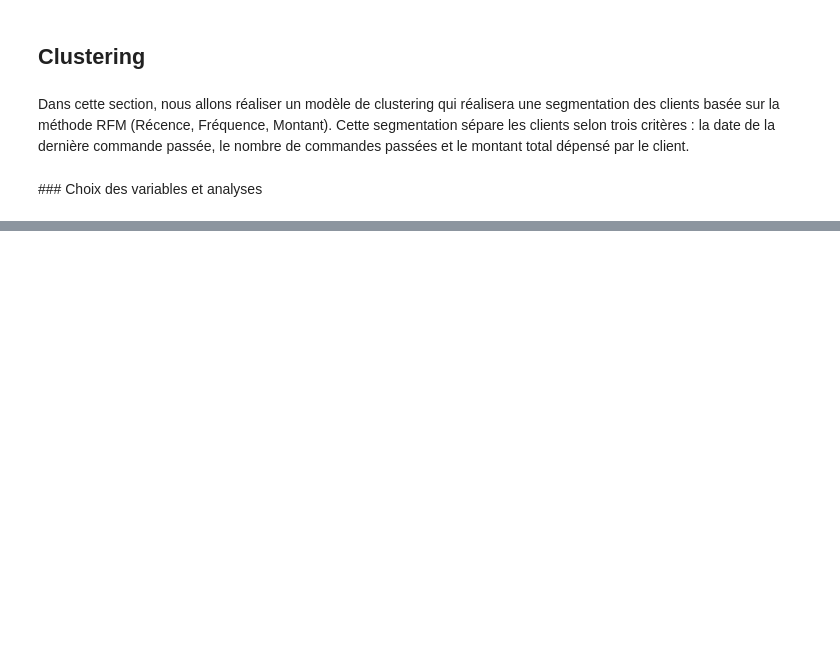
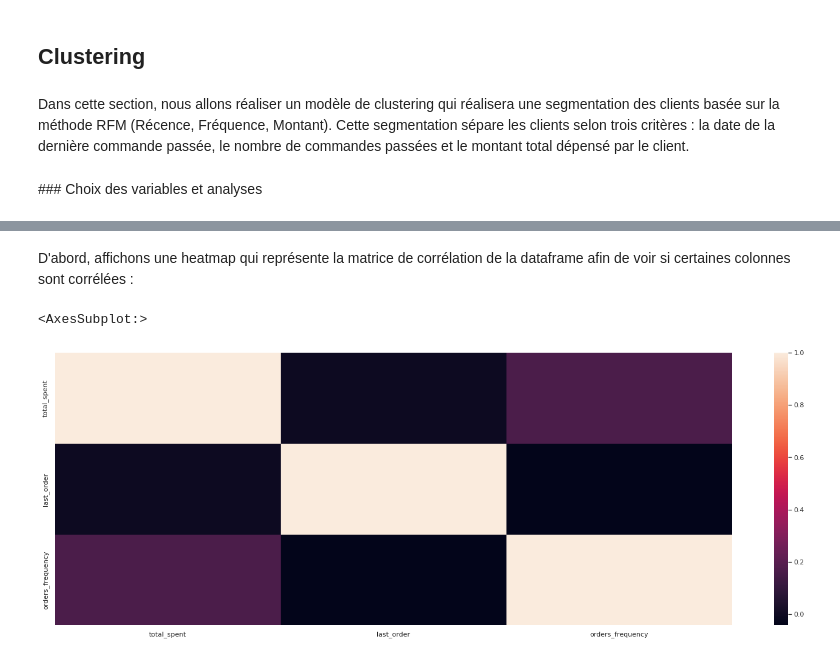
Before and after one commit to marlierecharlie/brief_13_la_data_dream_team, a Jupyter notebook: SEGMENTATION_CLIENTS/analyse_exploratoire.ipynb, the cells around one changed output, grey strips where cells are left out. Saved outputs shown, nothing was run; the diff lists cells and outputs as text; code cells hidden in the pictures; blank space fills up the shorter version.

Commit message:
Ajout des heatmaps et du PCA

```diff
--- a/SEGMENTATION_CLIENTS/analyse_exploratoire.ipynb
+++ b/SEGMENTATION_CLIENTS/analyse_exploratoire.ipynb
@@ -649,7 +654,7 @@ import pandas as pd
 import seaborn as sns
 import matplotlib as plt
 
-sns.set(rc={'figure.figsize':(25,8.27)})
+sns.set(rc={'figure.figsize':(25, 8.27)}, style = "darkgrid")
 s1 = sns.countplot(y='state', data = unique_df)
 s1.set(title="Répartition des clients par état", xlabel="nombre de clients", ylabel="état")
 # %% [output]
@@ -695,7 +700,6 @@ On remarque que la grande majorité des clients a dépensé entre 10 et 100 euro
 # %% [markdown]
 Nous pouvons aussi nous intéresser à la taille des paniers moyens de nos clients :
 # %%
-sns.set(rc={'figure.figsize':(25,8.27)})
 sns.boxplot(x=unique_df["avg_spent"]).set(title="Répartition des clients par dépenses moyennes par panier",
                                          xlabel="Panier moyen des clients")
 print("Informations statistiques pour les montants moyens des paniers :")
@@ -867,0 +874,4 @@ Dans cette section, nous allons réaliser un modèle de clustering qui réaliser
+# %%
+df = pickle.load(open("clean_data.pkl", "rb"))
+cluster_df = df[["total_spent", "last_order", "orders_frequency"]]
+print(cluster_df.info())
@@ -867,0 +890,7 @@ Dans cette section, nous allons réaliser un modèle de clustering qui réaliser
+# %% [markdown]
+D'abord, affichons une heatmap qui représente la matrice de corrélation de la dataframe afin de voir si certaines colonnes sont corrélées :
+# %%
+sns.heatmap(cluster_df.corr())
+# %% [output]
+<AxesSubplot:>
+[figure, added]
```
Also changed, not shown: parts of 11 cells of this notebook.
